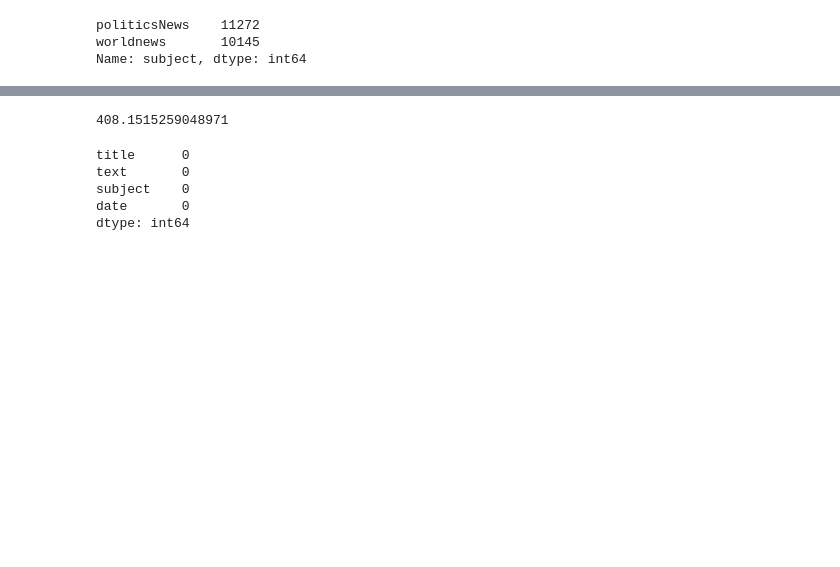
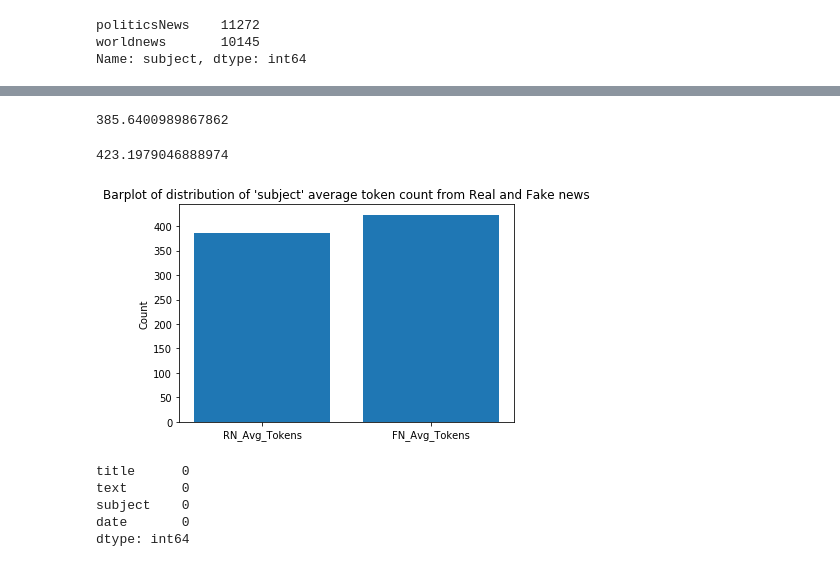
Before and after one commit to y4nrui/nlp-project, a Jupyter notebook: jayden.ipynb, the cells around one changed output, grey strips where cells are left out. Saved outputs shown, nothing was run; the diff lists cells and outputs as text; code cells hidden in the pictures; blank space fills up the shorter version.

```diff
--- a/jayden.ipynb
+++ b/jayden.ipynb
@@ -83,12 +89,30 @@ true_df['text'][random.randint(0,10000)]
 # %%
-total_len = 11272
+# average token count of Real News
+total_len = len(true_df)
 total = 0
-for i in range(total_len+1):
+for i in range(total_len):
     total += len((true_df['text'][i]).split())
 
 print(total/total_len)
 # %% [output]
-408.1515259048971
+385.6400989867862
+# %%
+# average token count of Fake News
+total_len = len(fake_df)
+total = 0
+for i in range(total_len):
+    total += len((fake_df['text'][i]).split())
+
+print(total/total_len)
+# %% [output]
+423.1979046888974
+# %%
+plt.bar(['RN_Avg_Tokens', 'FN_Avg_Tokens'], [385, 423])
+plt.ylabel("Count")
+plt.title("Barplot of distribution of 'subject' average token count from Real and Fake news")
+plt.show()
+# %% [output]
+[figure, added]
 # %%
 true_df.isnull().sum()
 # %% [output]
```
Also changed, not shown: parts of 8 cells of this notebook.
